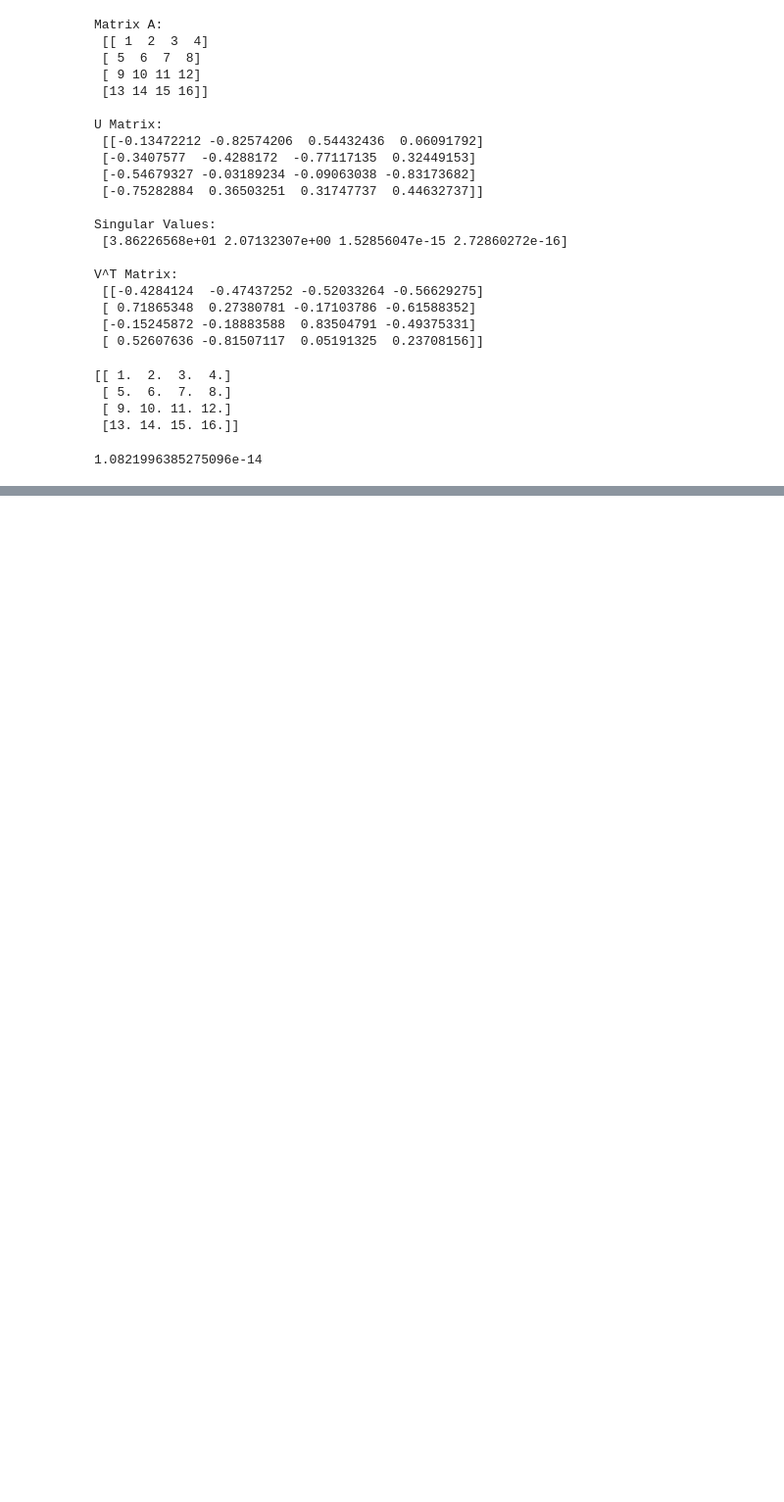
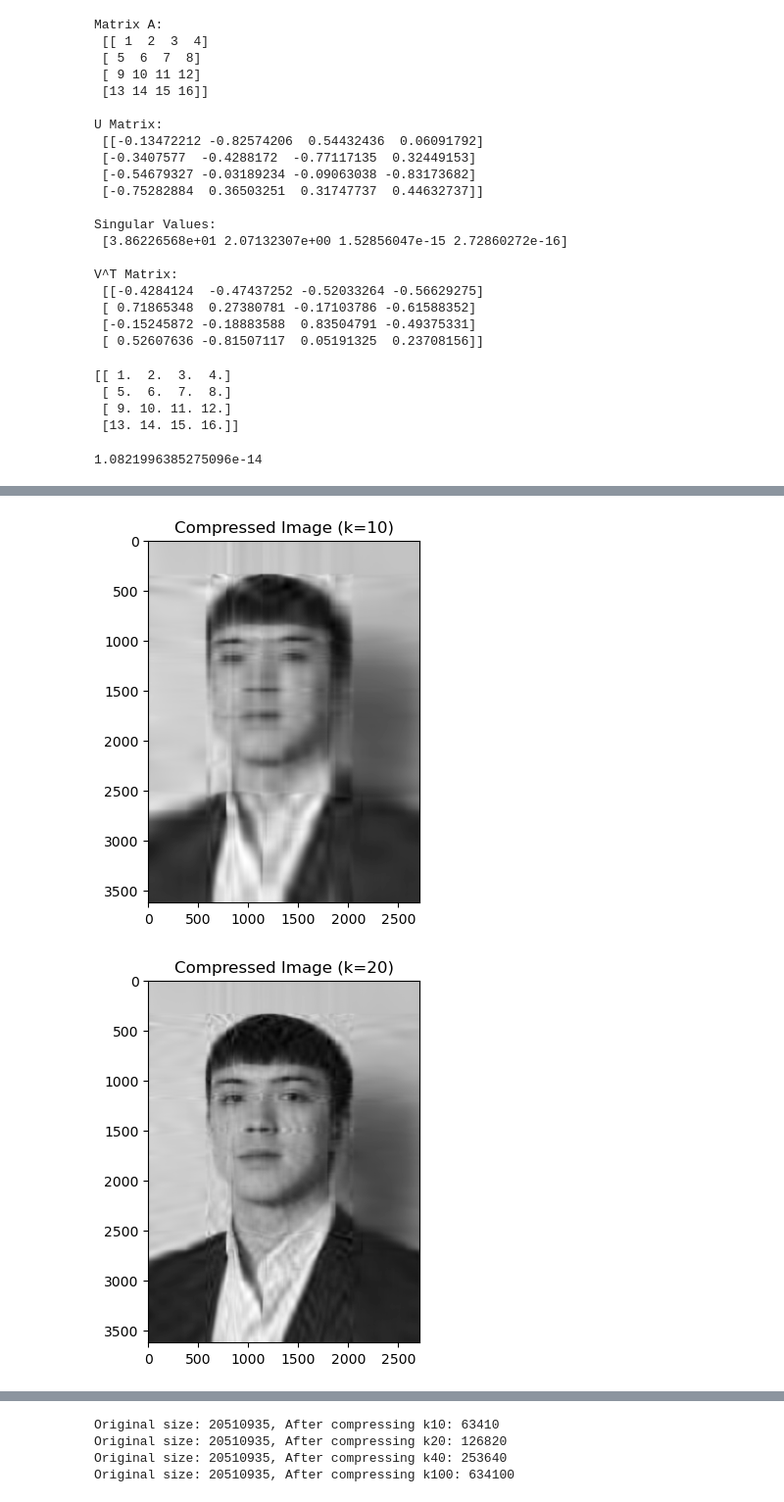
Before and after one commit to dadaxonEnigma/Inno-ML, a Jupyter notebook: HDDA/practise/Svd.ipynb, the cells around one changed output, grey strips where cells are left out. Shown: that part at 98% size. Cells and saved outputs as stored; diff of their text form; code cells hidden in the pictures; blank space fills up the shorter version.

```diff
--- a/HDDA/practise/Svd.ipynb
+++ b/HDDA/practise/Svd.ipynb
@@ -51,0 +76,16 @@ from skimage import io
+# %%
+ks = [10,20,40,100]
+
+for k in ks:
+    recon_img = reconstract_image(U, S, Vt, k)
+    plt.imshow(recon_img, cmap='gray')
+    plt.title(f'Compressed Image (k={k})')
+    plt.show()
+
+original_size = U.size + S.size + Vt.size
+compressed_size_k = lambda k: U[:, :k].size + S[:k].size + Vt[:k, :].size
+for k in ks:
+    print(f'Original size: {original_size}, After compressing k{k}: {compressed_size_k(k)}' )
+# %% [output]
+[figure, added]
+[figure, added]
@@ -51,0 +94,4 @@ from skimage import io
+Original size: 20510935, After compressing k10: 63410
+Original size: 20510935, After compressing k20: 126820
+Original size: 20510935, After compressing k40: 253640
+Original size: 20510935, After compressing k100: 634100
```
Also changed, not shown: parts of 3 cells of this notebook.
